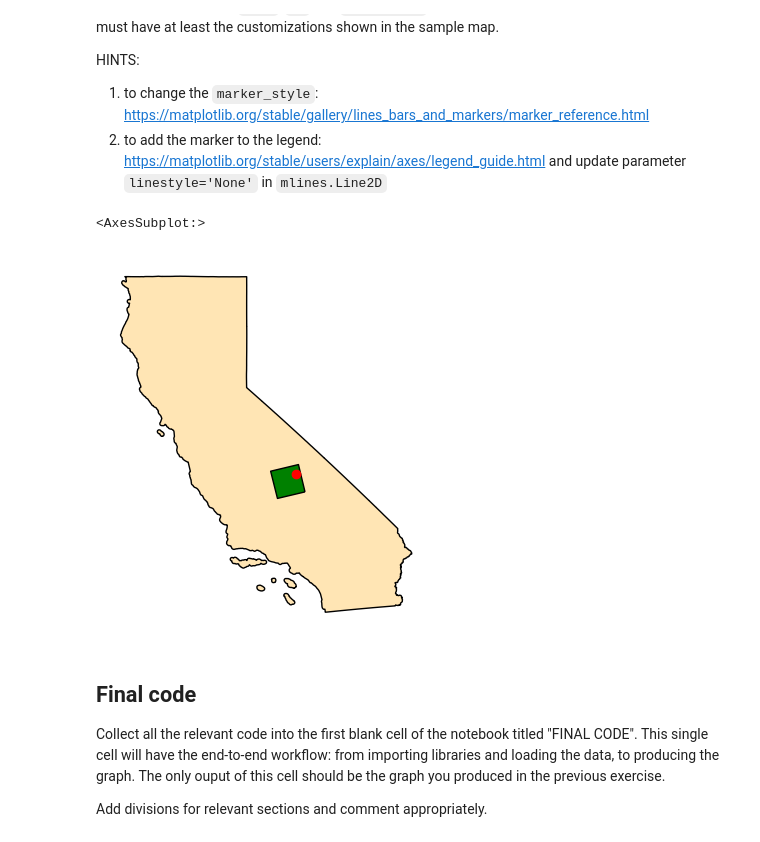
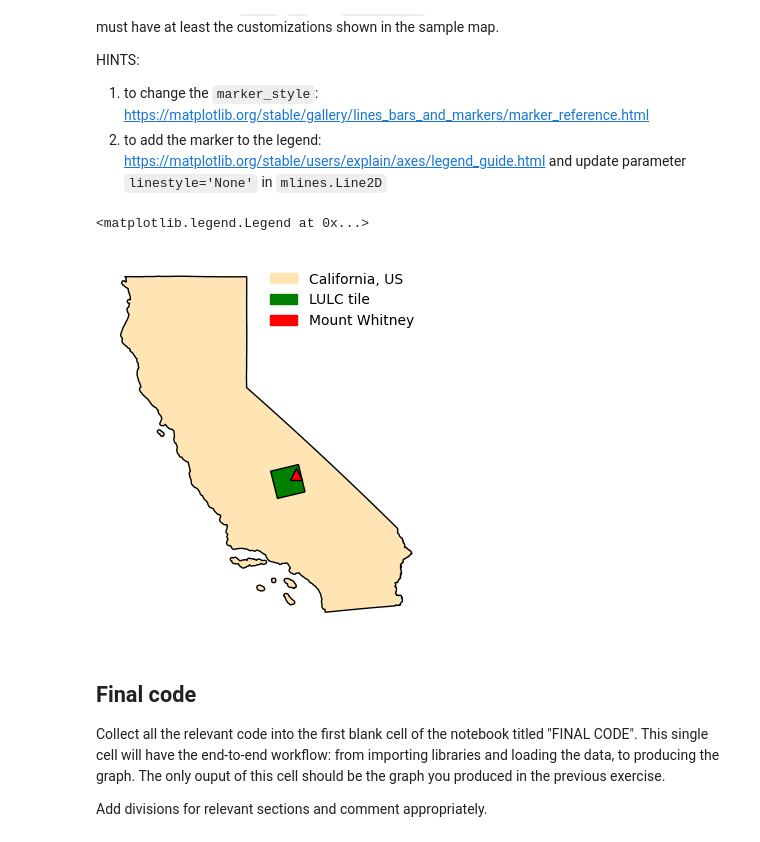
Before and after one commit to charliecurtin1/eds220-hwk-4, a Jupyter notebook: hwk4-task1-whitney-map.ipynb, the cells around one changed output. Cells and saved outputs as stored; diff of their text form; code cells hidden in the pictures.

```diff
--- a/hwk4-task1-whitney-map.ipynb
+++ b/hwk4-task1-whitney-map.ipynb
@@ -135,21 +135,33 @@ HINTS:
 # %%
 # create a map of Mt. Whitney
 fig, ax = plt.subplots()
 ax.axis('off')
 
 ca.plot(ax = ax,
        color = '#ffe5b4',
        edgecolor = 'black')
+ca_patch = mpatches.Patch(color = '#ffe5b4',
+                         label = 'California, US')
 
 lulc_bbox.plot(ax = ax,
               color = 'green',
               edgecolor = 'black')
+lulc_patch = mpatches.Patch(color = 'green',
+                            label = 'LULC tile')
 
 mt_whitney.plot(ax = ax,
-               color = 'red')
+               color = 'red',
+               edgecolor = 'black',
+               marker = "^",
+               markersize = 75)
+whitney_patch = mpatches.Patch(color = 'red',
+                               label = 'Mount Whitney')
+
+ax.legend(handles = [ca_patch, lulc_patch, whitney_patch],
+         frameon = False)
 # %% [output]
-<AxesSubplot:>
+<matplotlib.legend.Legend at 0x...>
-[figure, old version]
+[figure, new version]
 # %% [markdown]
 ## Final code
 Collect all the relevant code into the first blank cell of the notebook titled "FINAL CODE". This single cell will have the end-to-end workflow: from importing libraries and loading the data, to producing the graph. The only ouput of this cell should be the graph you produced in the previous exercise.
```
Also changed, not shown: parts of 4 cells of this notebook.
